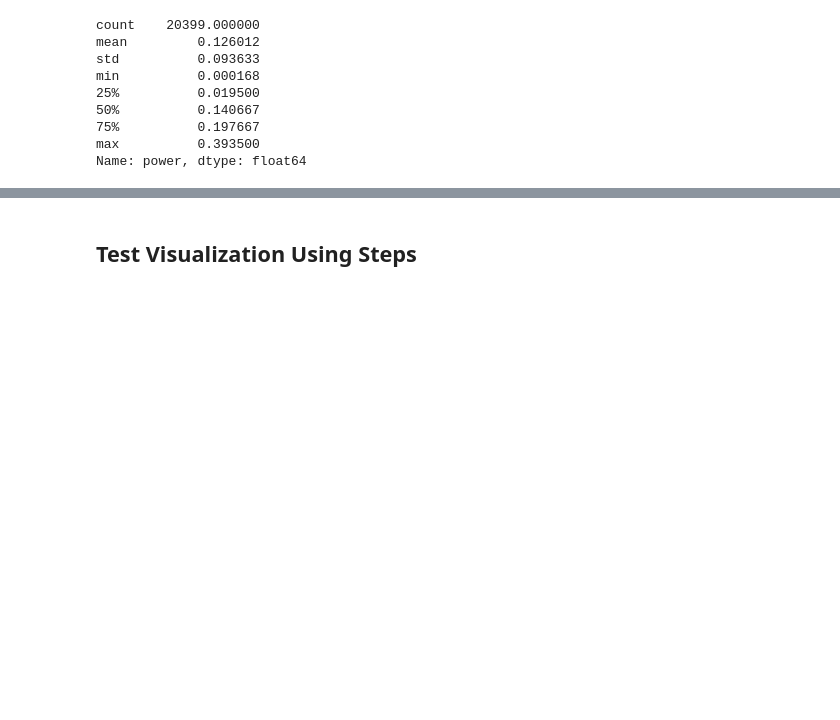
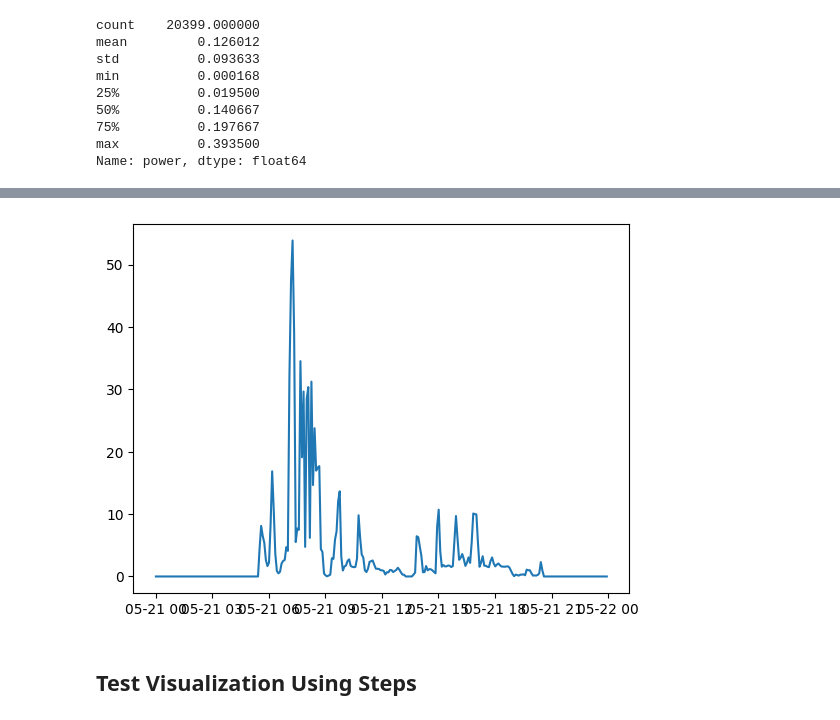
Before and after one commit to TWilson05/Blood_Sugar_Trend_Analysis, a Jupyter notebook: Process_data.ipynb, the cells around one changed output, grey strips where cells are left out. Drawn from its saved outputs; the diff is of its cells as text; code cells hidden in the pictures; blank space fills up the shorter version.

```diff
--- a/Process_data.ipynb
+++ b/Process_data.ipynb
@@ -72,3 +97,11 @@ Issue with computing the power is that during workouts the rate at which calorie
+# %%
+# plot the calorie burn for a specific day
+days_list = cal_df['day'].unique()
+mask = cal_df['day'] == days_list[9]
+plt.plot(cal_df[mask]['datetime'], cal_df[mask]['calories'])
+plt.show()
+# %% [output]
+[figure, added]
 # %% [markdown]
 ## Test Visualization Using Steps
 # %%
```
Also changed, not shown: parts of 5 cells of this notebook.
